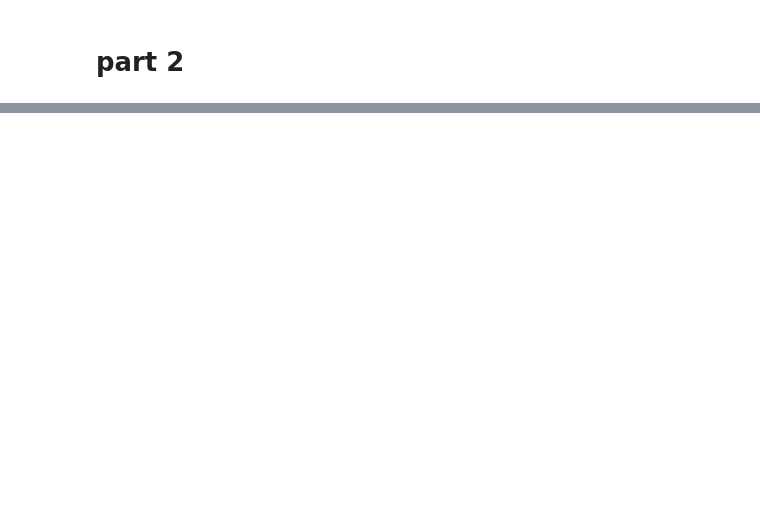
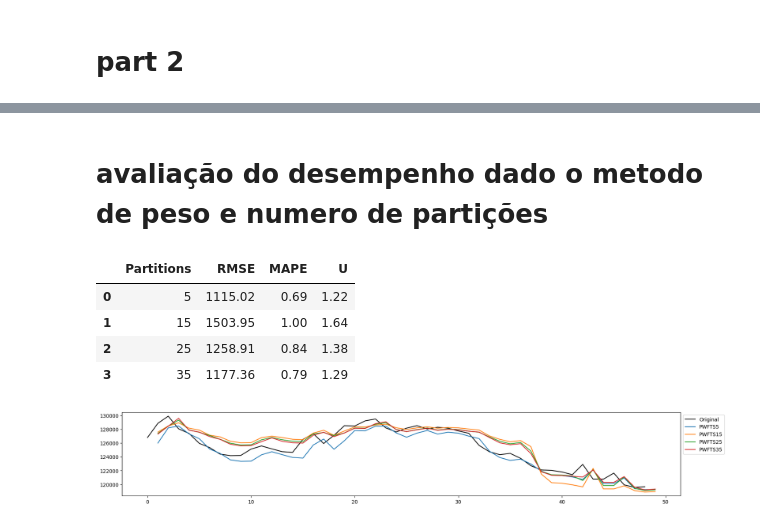
Before and after one commit to joaopedro-mf/fuzzy-predicao, a Jupyter notebook: ibovespa_analise.ipynb, the cells around one changed output, grey strips where cells are left out. Drawn from its saved outputs; the diff is of its cells as text; code cells hidden in the pictures; blank space fills up the shorter version.

Commit message:
atualizoes modelo

```diff
--- a/ibovespa_analise.ipynb
+++ b/ibovespa_analise.ipynb
@@ -148,2 +130,18 @@ forecasts
 # %% [markdown]
 # part 2
+# %%
+from pyFTS.models import hofts
+from pyFTS.partitioners import Grid
+from pyFTS.benchmarks import Measures
+rows = []
+
+fig, ax = plt.subplots(nrows=6, ncols=1,figsize=[15,7])
+
+
+for ct, npart in enumerate(np.arange(5,35,5)):
+  part = Grid.GridPartitioner(data=train, npart=npart)
+  part.name = str(npart) + " partitions"
+
+  part.plot(ax[ct], rounding=2)
+
+plt.tight_layout()
@@ -149,0 +150,43 @@ forecasts
+# %% [markdown]
+# avaliação do desempenho dado o metodo de peso e numero de partições
+# %%
+
+from pyFTS.models import hofts
+from pyFTS.partitioners import Grid
+from pyFTS.benchmarks import Measures
+rows = []
+
+
+fig, ax = plt.subplots(nrows=1, ncols=1,figsize=[20,3])
+
+ax.plot(test[:100], label='Original',color='black')
+
+rows = []
+order =1
+for method in [pwfts.ProbabilisticWeightedFTS ]:    #hofts.HighOrderFTS , hofts.WeightedHighOrderFTS, pwfts.ProbabilisticWeightedFTS
+  for npart in np.arange(5,45,10):
+    part = Grid.GridPartitioner(data=train,npart=npart)
+    model = method(partitioner=part, order=1)
+    model.shortname += str(npart)
+    model.fit(train)
+    forecasts = model.predict(test)
+    for k in np.arange(1):
+      forecasts.insert(0,None)
+    ax.plot(forecasts[:100], label=model.shortname)
+    models.append(model.shortname)
+    Util.persist_obj(model, model.shortname)
+    rmse, mape, u = Measures.get_point_statistics(test, model)
+
+    rows.append([npart, rmse, mape, u])
+    del(model)
+handles, labels = ax.get_legend_handles_labels()
+gd = ax.legend(handles, labels, loc=2, bbox_to_anchor=(1, 1))
+
+pd.DataFrame(rows, columns=['Partitions','RMSE','MAPE','U'])
+# %% [output]
+|  | Partitions | RMSE | MAPE | U |
+| 0 | 5 | 1115.02 | 0.69 | 1.22 |
+| 1 | 15 | 1503.95 | 1.00 | 1.64 |
+| 2 | 25 | 1258.91 | 0.84 | 1.38 |
+| 3 | 35 | 1177.36 | 0.79 | 1.29 |
+[figure, added]
```
Also changed, not shown: parts of 6 cells of this notebook.
